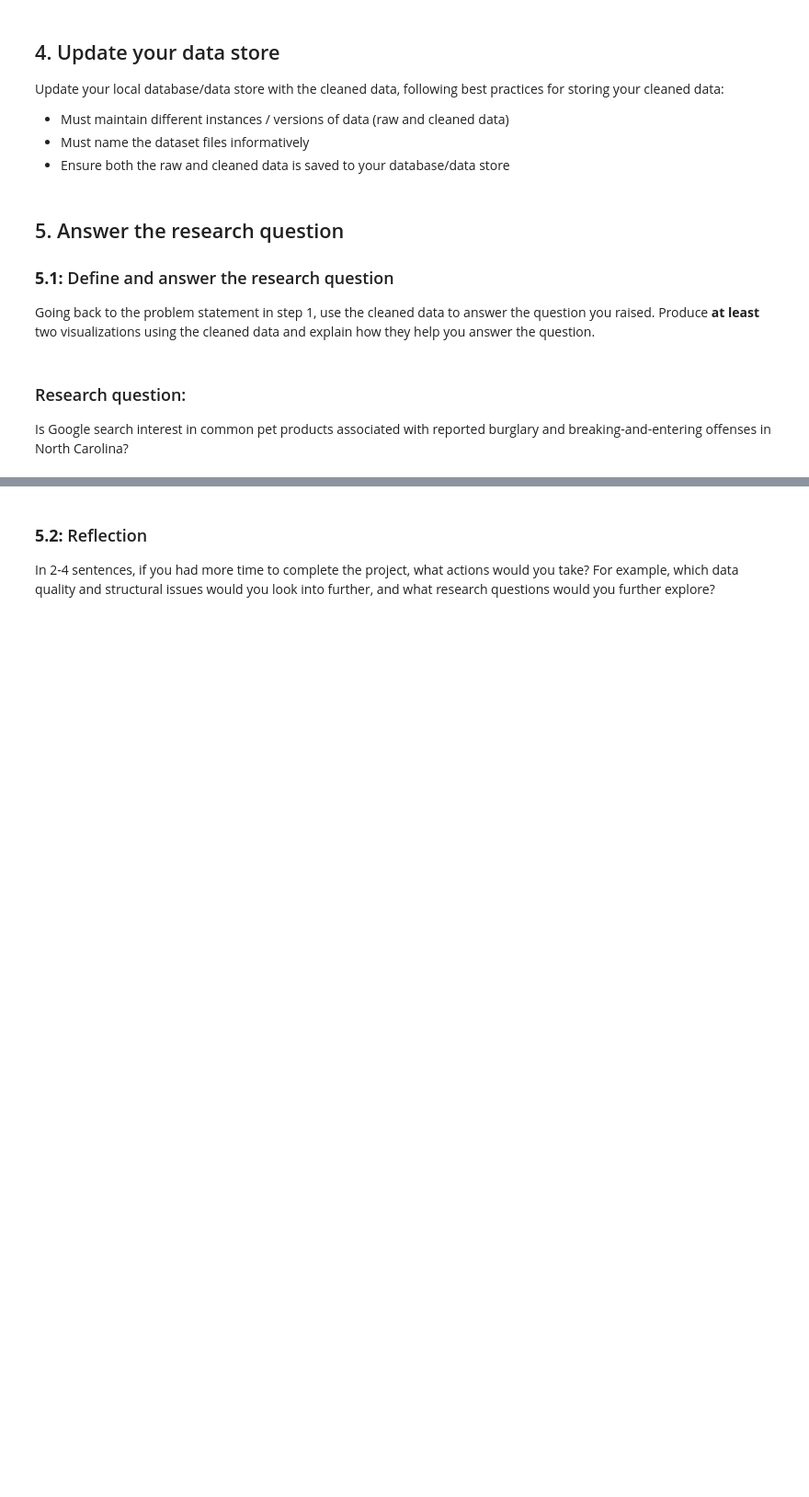
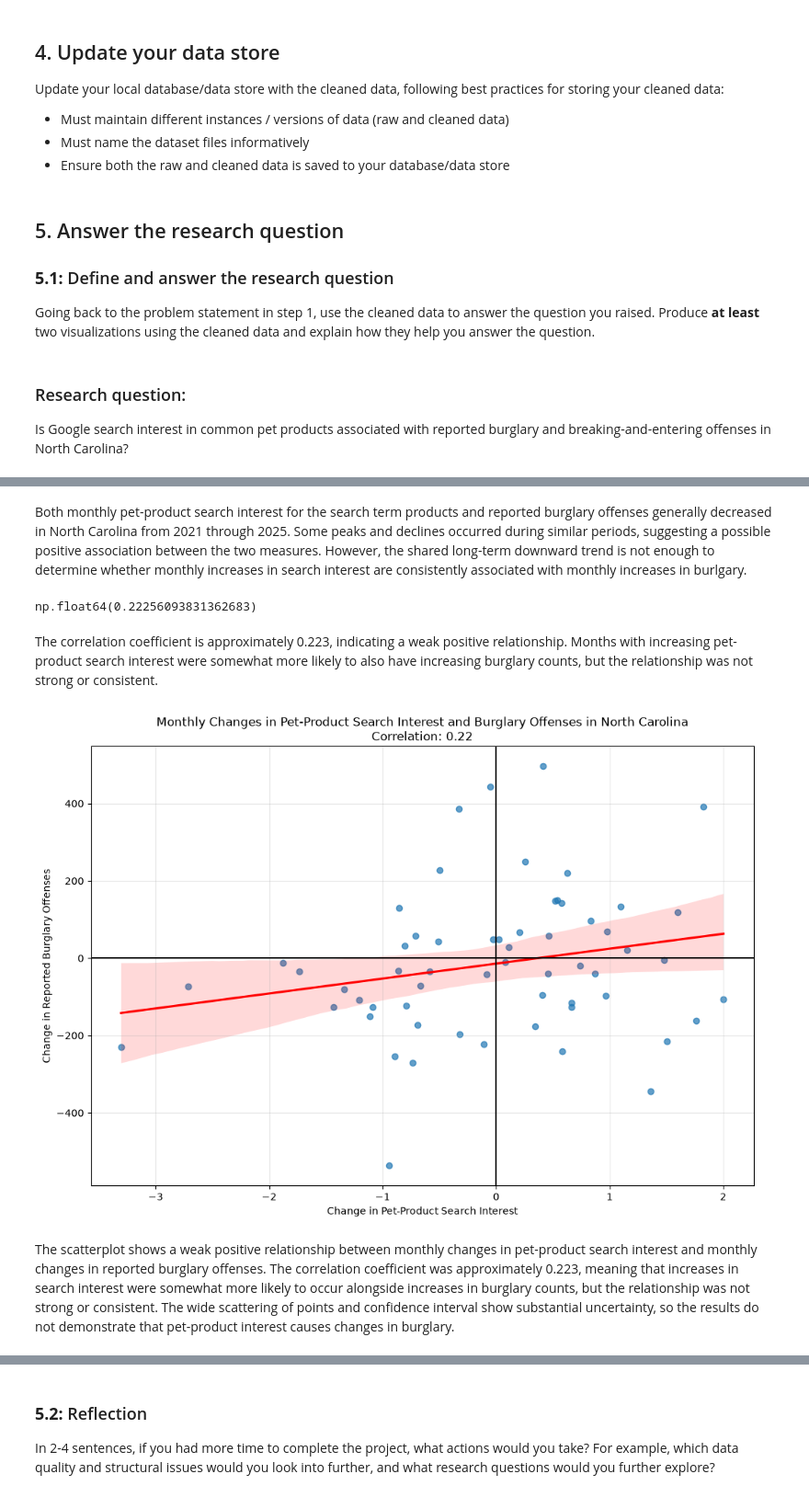
Before and after one commit to SteffanyMcH2os/DataWranglingwithUdacity, a Jupyter notebook: Data_Wrangling_Project_Starter.ipynb, the cells around one changed output, grey strips where cells are left out. Shown at 92% size. Saved outputs shown, nothing was run; the diff lists cells and outputs as text; code cells hidden in the pictures; blank space fills up the shorter version.

```diff
--- a/Data_Wrangling_Project_Starter.ipynb
+++ b/Data_Wrangling_Project_Starter.ipynb
@@ -748,0 +805,46 @@ Is Google search interest in common pet products associated with reported burgla
+# %% [markdown]
+Both monthly pet-product search interest for the search term products and reported burglary offenses generally decreased in North Carolina from 2021 through 2025. Some peaks and declines occurred during similar periods, suggesting a possible positive association between the two measures. However, the shared long-term downward trend is not enough to determine whether monthly increases in search interest are consistently associated with monthly increases in burlgary.
+# %%
+# Compare month-to-month changes
+# Calculate the change from the previous month for each variable
+monthly_data['pet_interest_change'] = (monthly_data['pet_product_interest'].diff())
+monthly_data['burglary_change'] = (monthly_data['burglary_count'].diff())
+
+# Remove the first row because it has no previous month for comparison
+monthly_changes = monthly_data.dropna(subset = ['pet_interest_change', 'burglary_change'])
+# %%
+# Measure the strength and direction of the relationship
+change_correlation = monthly_changes[['pet_interest_change', 'burglary_change']].corr().iloc[0, 1]
+change_correlation
+# %% [output]
+np.float64(0.22256093831362683)
+# %% [markdown]
+The correlation coefficient is approximately 0.223, indicating a weak positive relationship. Months with increasing pet-product search interest were somewhat more likely to also have increasing burglary counts, but the relationship was not strong or consistent.
+# %%
+import seaborn as sns
+
+# Plot month-to-month changes in pet product interest against month-to-month changes in burglary counts.
+plt.figure(figsize = (12, 8))
+# Regression line with default 95% confidence interval
+sns.regplot(
+    data = monthly_changes,
+    x = 'pet_interest_change',
+    y = 'burglary_change',
+    scatter_kws = {'alpha': 0.7},
+    line_kws = {'color': 'red'}
+)
+
+# Add horizontal and vertical axes at x = 0, y = 0
+plt.axhline(0, color = 'black')
+plt.axvline(0, color = 'black')
+
+plt.title('Monthly Changes in Pet-Product Search Interest and Burglary Offenses in North Carolina\n' f'Correlation: {change_correlation:.2f}')
+plt.xlabel('Change in Pet-Product Search Interest')
+plt.ylabel('Change in Reported Burglary Offenses')
+plt.grid(alpha = 0.3)
+
+plt.show()
+# %% [output]
+[figure, added]
+# %% [markdown]
+The scatterplot shows a weak positive relationship between monthly changes in pet-product search interest and monthly changes in reported burglary offenses. The correlation coefficient was approximately 0.223, meaning that increases in search interest were somewhat more likely to occur alongside increases in burglary counts, but the relationship was not strong or consistent. The wide scattering of points and confidence interval show substantial uncertainty, so the results do not demonstrate that pet-product interest causes changes in burglary.
```
Also changed, not shown: parts of 13 cells of this notebook.
